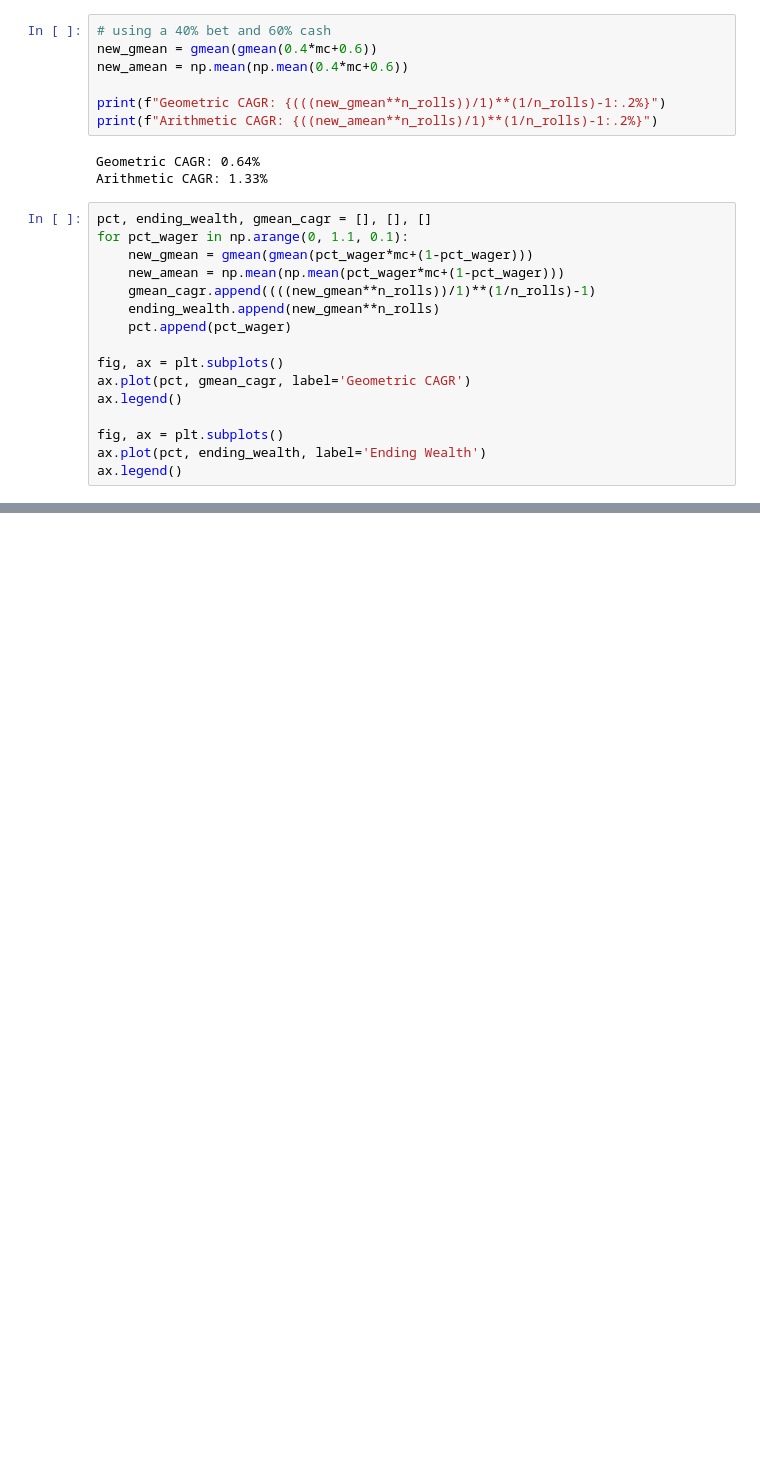
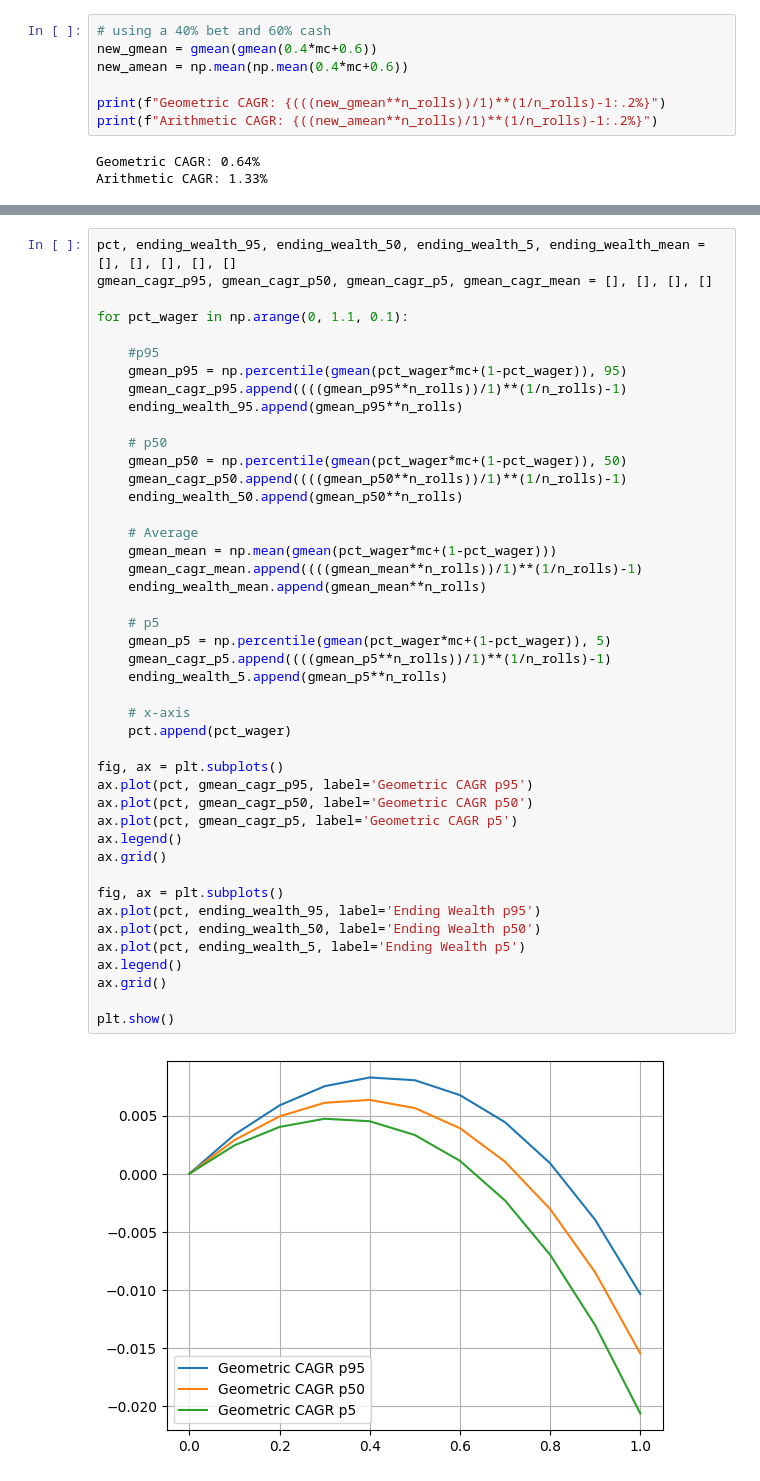
Before and after one commit to jovsa/safe-haven-reproduction, a Jupyter notebook: eternal_return.ipynb, the cells around one changed output, grey strips where cells are left out. Drawn from its saved outputs; the diff is of its cells as text; blank space fills up the shorter version.

```diff
--- a/eternal_return.ipynb
+++ b/eternal_return.ipynb
@@ -54,19 +54,3 @@ print(f"Arithmetic CAGR: {((new_amean**n_rolls)/1)**(1/n_rolls)-1:.2%}")
 # %% [output]
 Geometric CAGR: 0.64%
 Arithmetic CAGR: 1.33%
-# %%
-pct, ending_wealth, gmean_cagr = [], [], []
-for pct_wager in np.arange(0, 1.1, 0.1):
-    new_gmean = gmean(gmean(pct_wager*mc+(1-pct_wager)))
-    new_amean = np.mean(np.mean(pct_wager*mc+(1-pct_wager)))
-    gmean_cagr.append((((new_gmean**n_rolls))/1)**(1/n_rolls)-1)
-    ending_wealth.append(new_gmean**n_rolls)
-    pct.append(pct_wager)
-
-fig, ax = plt.subplots()
-ax.plot(pct, gmean_cagr, label='Geometric CAGR')
-ax.legend()
-
-fig, ax = plt.subplots()
-ax.plot(pct, ending_wealth, label='Ending Wealth')
-ax.legend()
@@ -76,0 +57,46 @@ ax.legend()
+# %%
+pct, ending_wealth_95, ending_wealth_50, ending_wealth_5, ending_wealth_mean = [], [], [], [], []
+gmean_cagr_p95, gmean_cagr_p50, gmean_cagr_p5, gmean_cagr_mean = [], [], [], []
+
+for pct_wager in np.arange(0, 1.1, 0.1):
+
+    #p95
+    gmean_p95 = np.percentile(gmean(pct_wager*mc+(1-pct_wager)), 95)
+    gmean_cagr_p95.append((((gmean_p95**n_rolls))/1)**(1/n_rolls)-1)
+    ending_wealth_95.append(gmean_p95**n_rolls)
+
+    # p50
+    gmean_p50 = np.percentile(gmean(pct_wager*mc+(1-pct_wager)), 50)
+    gmean_cagr_p50.append((((gmean_p50**n_rolls))/1)**(1/n_rolls)-1)
+    ending_wealth_50.append(gmean_p50**n_rolls)
+
+    # Average
+    gmean_mean = np.mean(gmean(pct_wager*mc+(1-pct_wager)))
+    gmean_cagr_mean.append((((gmean_mean**n_rolls))/1)**(1/n_rolls)-1)
+    ending_wealth_mean.append(gmean_mean**n_rolls)
+
+    # p5
+    gmean_p5 = np.percentile(gmean(pct_wager*mc+(1-pct_wager)), 5)
+    gmean_cagr_p5.append((((gmean_p5**n_rolls))/1)**(1/n_rolls)-1)
+    ending_wealth_5.append(gmean_p5**n_rolls)
+
+    # x-axis
+    pct.append(pct_wager)
+
+fig, ax = plt.subplots()
+ax.plot(pct, gmean_cagr_p95, label='Geometric CAGR p95')
+ax.plot(pct, gmean_cagr_p50, label='Geometric CAGR p50')
+ax.plot(pct, gmean_cagr_p5, label='Geometric CAGR p5')
+ax.legend()
+ax.grid()
+
+fig, ax = plt.subplots()
+ax.plot(pct, ending_wealth_95, label='Ending Wealth p95')
+ax.plot(pct, ending_wealth_50, label='Ending Wealth p50')
+ax.plot(pct, ending_wealth_5, label='Ending Wealth p5')
+ax.legend()
+ax.grid()
+
+plt.show()
+# %% [output]
+[figure, added]
```
Also changed, not shown: parts of 10 cells of this notebook, 1 other file.
